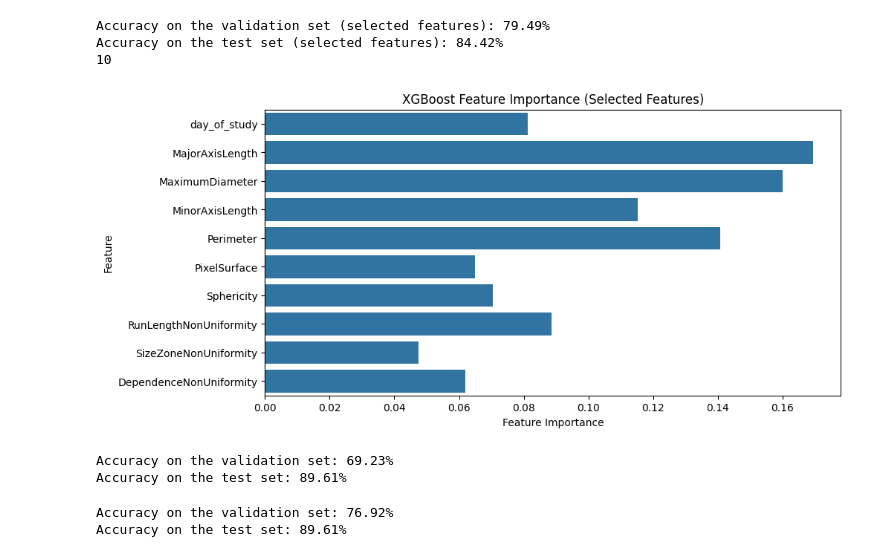
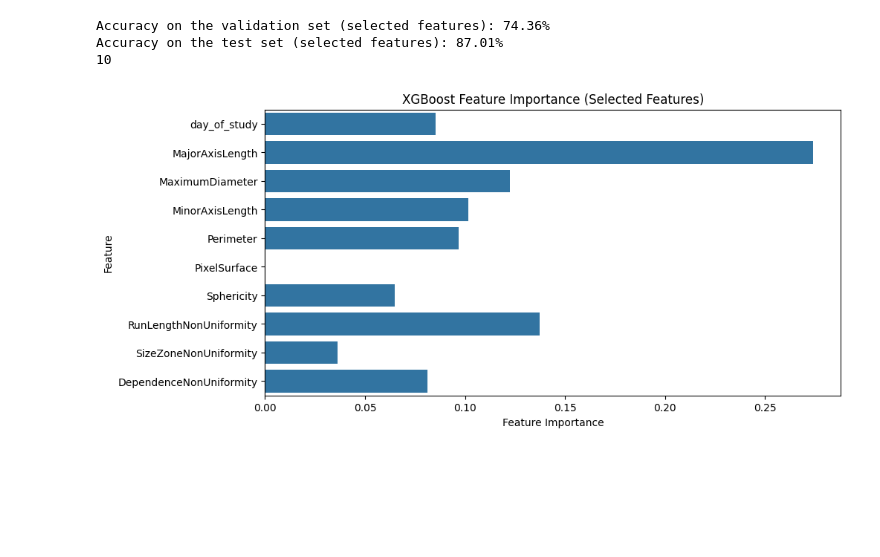
Before and after one commit to Javier200107/ML-Strategies-Inflection-Point-GL261-Response-Relapse, a Jupyter notebook: src/notebooks/ml_experiments_original_image.ipynb, the cells around one changed output. Drawn from its saved outputs; the diff is of its cells as text; code cells hidden in the pictures; blank space fills up the shorter version.

Commit message:
Add Cross validation, Params Search

```diff
--- a/src/notebooks/ml_experiments_original_image.ipynb
+++ b/src/notebooks/ml_experiments_original_image.ipynb
@@ -52,0 +74,9 @@ Accuracy on the test set: 88.31%
+# %%
+# Print the best model and hyperparameters found
+best_model = grid_search.best_estimator_
+print(f"Best parameters found: {grid_search.best_params_}")
+print(f"Best cross-validation accuracy: {grid_search.best_score_ * 100:.2f}%")
+
+# Save the best model to a file
+joblib.dump(best_model, 'best_xgboost_model.pkl')
+print("Best model saved as 'best_xgboost_model.pkl'")
@@ -53,9 +139,11 @@ Accuracy on the test set: 88.31%
 # %%
+importances_best_model = best_model.feature_importances_
+
 # Plot the feature importance
-print(len(model.feature_importances_))
+print(len(importances_best_model))
 
 plt.figure(figsize=(10, 30))
-sns.barplot(x=model.feature_importances_, y=X.columns)
+sns.barplot(x=importances_best_model, y=X.columns)
 plt.xlabel('Feature Importance')
 plt.ylabel('Feature')
 plt.title('XGBoost Feature Importance')
@@ -65,0 +154,28 @@ plt.show()
+# %%
+# Number of top features to select (e.g., the 10 most important)
+num_top_features = 10
+
+# Select the N most important features based on feature importance from XGBoost
+important_features_indices = np.argsort(importances_best_model)[-num_top_features:]  # The most important at the end
+X_train_selected = X_train.iloc[:, important_features_indices]
+X_val_selected = X_val.iloc[:, important_features_indices]
+X_test_selected = X_test.iloc[:, important_features_indices]
+
+# Display the selected features' names
+print(X_train.columns[important_features_indices])
+
+# Train the model using only the selected features
+model_selected = xgb.XGBClassifier(n_estimators=200, max_depth=4, learning_rate=0.01, random_state=42)  # You can reuse the best parameters
+model_selected.fit(X_train_selected, y_train)
+
+# Evaluate the model on the validation set
+y_val_pred = model_selected.predict(X_val_selected)
+print(f'Accuracy on the validation set: {accuracy_score(y_val, y_val_pred) * 100:.2f}%')
+class_report = classification_report(y_val, y_val_pred)
+print(f'Classification report on the validation set (selected features):\n{class_report}')
+
+# Evaluate the model on the test set
+y_test_pred = model_selected.predict(X_test_selected)
+print(f'Accuracy on the test set: {accuracy_score(y_test, y_test_pred) * 100:.2f}%')
+class_report = classification_report(y_test, y_test_pred)
+print(f'Classification report on the test set (selected features):\n{class_report}')
@@ -70,62 +204,34 @@ plt.show()
 selector = SelectKBest(chi2, k=10)
 X_train_selected = selector.fit_transform(X_train, y_train)
 X_val_selected = selector.transform(X_val)
 X_test_selected = selector.transform(X_test)
 
 # Train a new XGBoost model on the selected features
-model_selected = xgb.XGBClassifier(n_estimators=100, max_depth=4, learning_rate=0.1, random_state=42)
+model_selected = xgb.XGBClassifier(n_estimators=200, max_depth=4, learning_rate=0.01, random_state=42 )# Best parameters found: {'learning_rate': 0.01, 'max_depth': 4, 'n_estimators': 200}
 model_selected.fit(X_train_selected, y_train)
 
 # Evaluate the model on the validation set
 y_val_pred = model_selected.predict(X_val_selected)
 val_accuracy = accuracy_score(y_val, y_val_pred)
 print(f'Accuracy on the validation set (selected features): {val_accuracy * 100:.2f}%')
 
 # Evaluate the model on the test set
 y_test_pred = model_selected.predict(X_test_selected)
 
 test_accuracy = accuracy_score(y_test, y_test_pred)
 print(f'Accuracy on the test set (selected features): {test_accuracy * 100:.2f}%')
 
 # Plot the feature importance
 print(len(model_selected.feature_importances_))
 
 plt.figure(figsize=(10, 5))
 sns.barplot(x=model_selected.feature_importances_, y=X.columns[selector.get_support()])
 plt.xlabel('Feature Importance')
 plt.ylabel('Feature')
 plt.title('XGBoost Feature Importance (Selected Features)')
 plt.show()
 # %% [output]
-Accuracy on the validation set (selected features): 79.49%
-Accuracy on the test set (selected features): 84.42%
+Accuracy on the validation set (selected features): 74.36%
+Accuracy on the test set (selected features): 87.01%
 10
-[figure, old version]
+[figure, new version]
-# %%
-# Train a SVM model
-svm_model = svm.SVC()
-svm_model.fit(X_train, y_train)
-y_val_pred = svm_model.predict(X_val)
-val_accuracy = accuracy_score(y_val, y_val_pred)
-print(f'Accuracy on the validation set: {val_accuracy * 100:.2f}%')
-
-y_test_pred = svm_model.predict(X_test)
-test_accuracy = accuracy_score(y_test, y_test_pred)
-print(f'Accuracy on the test set: {test_accuracy * 100:.2f}%')
-# %% [output]
-Accuracy on the validation set: 69.23%
-Accuracy on the test set: 89.61%
-# %%
-# Train a Random Forest model
-rf_model = RandomForestClassifier(n_estimators=100, random_state=42)
-rf_model.fit(X_train, y_train)
-y_val_pred = rf_model.predict(X_val)
-val_accuracy = accuracy_score(y_val, y_val_pred)
-print(f'Accuracy on the validation set: {val_accuracy * 100:.2f}%')
-
-y_test_pred = rf_model.predict(X_test)
-test_accuracy = accuracy_score(y_test, y_test_pred)
-print(f'Accuracy on the test set: {test_accuracy * 100:.2f}%')
-# %% [output]
-Accuracy on the validation set: 76.92%
-Accuracy on the test set: 89.61%
```
Also changed, not shown: parts of 8 cells of this notebook, 2 other files.
